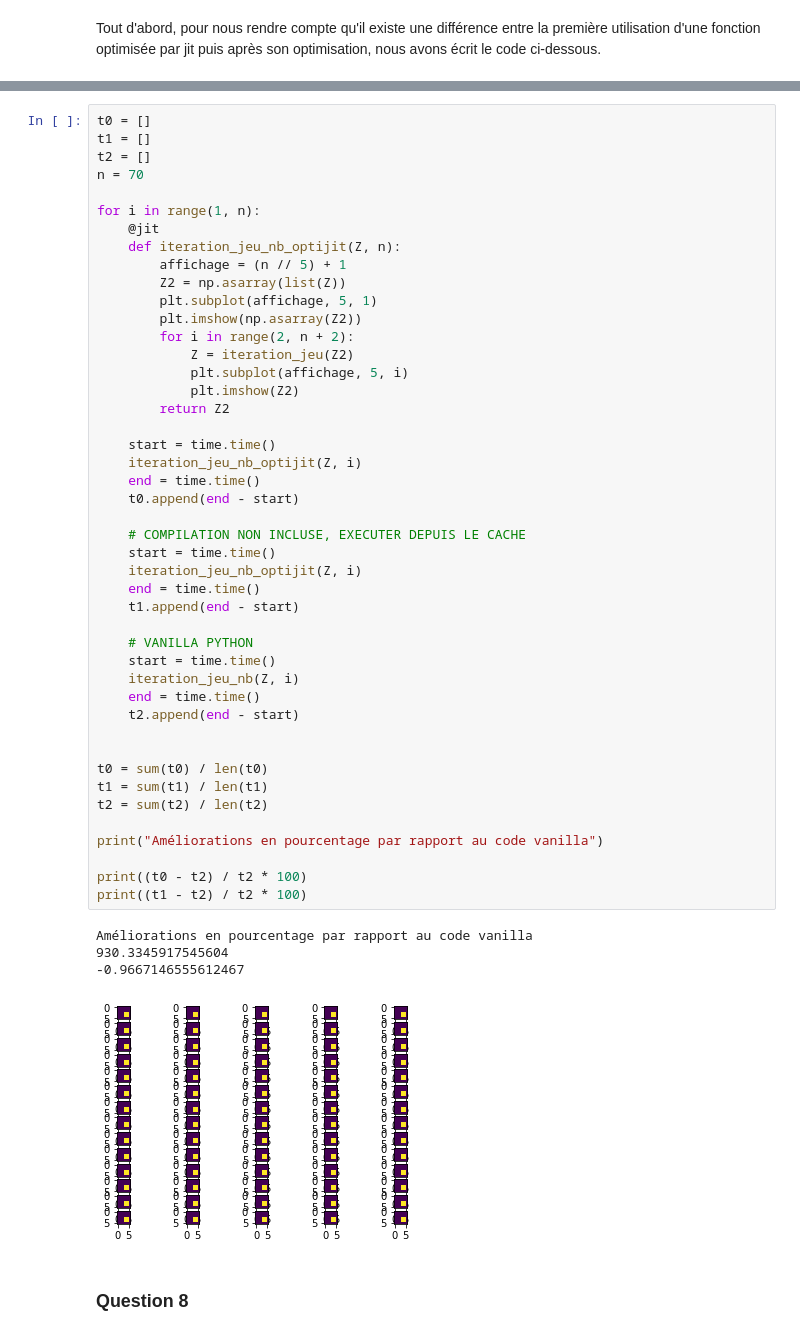
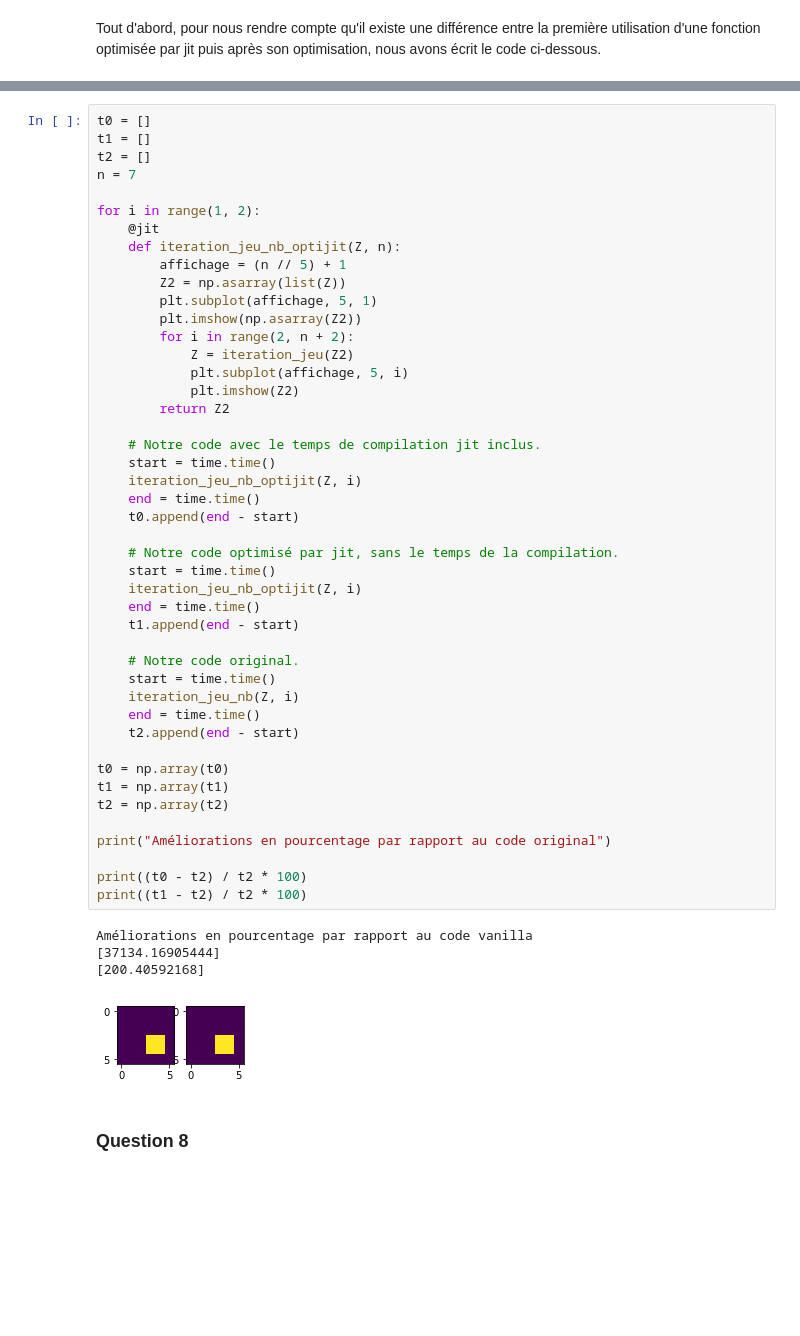
Before and after one commit to julienjoly/projet-python-HMMA238, a Jupyter notebook: notebook_tp_Massol_Joly.ipynb, the cells around one changed output, grey strips where cells are left out. Drawn from its saved outputs; the diff is of its cells as text; blank space fills up the shorter version.

```diff
--- a/notebook_tp_Massol_Joly.ipynb
+++ b/notebook_tp_Massol_Joly.ipynb
@@ -129,52 +127,52 @@ Ceci est une fonction permettant de calculer la différence de temps de calcul d
 t0 = []
 t1 = []
 t2 = []
-n = 70
+n = 7
 
-for i in range(1, n):
+for i in range(1, 2):
     @jit
     def iteration_jeu_nb_optijit(Z, n):
         affichage = (n // 5) + 1
         Z2 = np.asarray(list(Z))
         plt.subplot(affichage, 5, 1)
         plt.imshow(np.asarray(Z2))
         for i in range(2, n + 2):
             Z = iteration_jeu(Z2)
             plt.subplot(affichage, 5, i)
             plt.imshow(Z2)
         return Z2
 
+    # Notre code avec le temps de compilation jit inclus.
     start = time.time()
     iteration_jeu_nb_optijit(Z, i)
     end = time.time()
     t0.append(end - start)
 
-    # COMPILATION NON INCLUSE, EXECUTER DEPUIS LE CACHE
+    # Notre code optimisé par jit, sans le temps de la compilation.
     start = time.time()
     iteration_jeu_nb_optijit(Z, i)
     end = time.time()
     t1.append(end - start)
 
-    # VANILLA PYTHON
+    # Notre code original.
     start = time.time()
     iteration_jeu_nb(Z, i)
     end = time.time()
     t2.append(end - start)
 
+t0 = np.array(t0)
+t1 = np.array(t1)
+t2 = np.array(t2)
 
-t0 = sum(t0) / len(t0)
-t1 = sum(t1) / len(t1)
-t2 = sum(t2) / len(t2)
-
-print("Améliorations en pourcentage par rapport au code vanilla")
+print("Améliorations en pourcentage par rapport au code original")
 
 print((t0 - t2) / t2 * 100)
 print((t1 - t2) / t2 * 100)
 # %% [output]
 Améliorations en pourcentage par rapport au code vanilla
-930.3345917545604
--0.9667146555612467
+[37134.16905444]
+[200.40592168]
-[figure, old version]
+[figure, new version]
 # %% [markdown]
 ### Question 8
 # %% [markdown]
```
Also changed, not shown: parts of 27 cells of this notebook, 1 other file.
